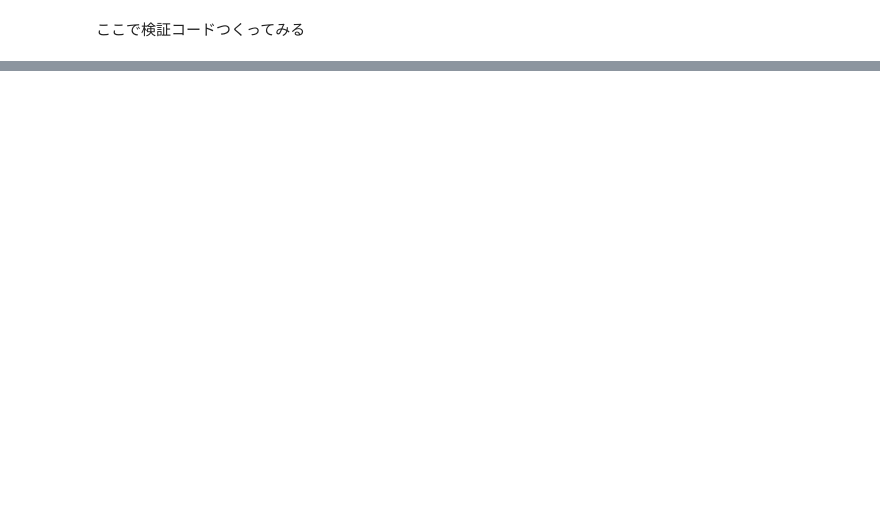
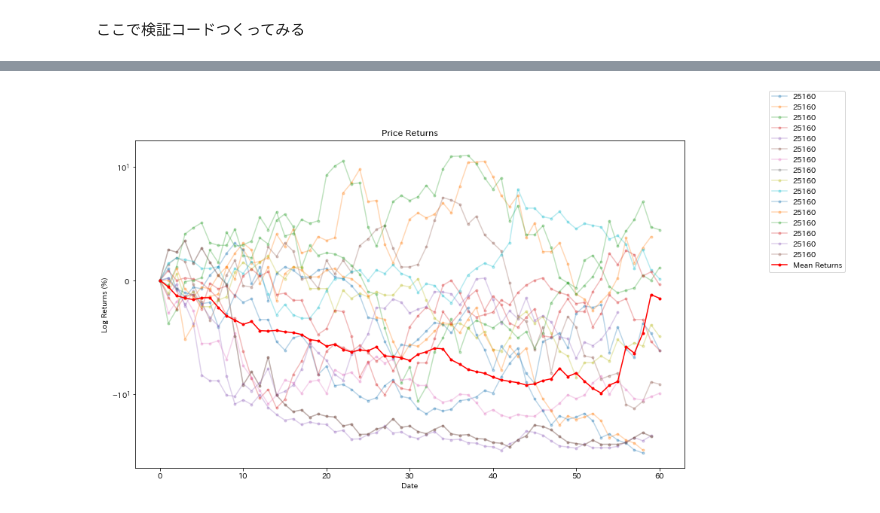
Before and after one commit to ryota1215/stock_tools, a Jupyter notebook: notebook/ipo_inspection.ipynb, the cells around one changed output, grey strips where cells are left out. Saved outputs shown, nothing was run; the diff lists cells and outputs as text; code cells hidden in the pictures; blank space fills up the shorter version.

```diff
--- a/notebook/ipo_inspection.ipynb
+++ b/notebook/ipo_inspection.ipynb
@@ -242,0 +657,6 @@ np.mean(np.mean(mothers_oc_change_downflag_list,axis=0))
+# %%
+# is_plot_mean (log表示)
+df_list = [dict_target_change_ipo[code][0] for code in dict_target_change_ipo.keys()]
+vi.multiplot_matplotlib(df_list, day_period=60, is_plot_mean=True, is_plot_mean_alpha=0.3, log_y=True, log_y_base=10, log_y_linthresh=10.0)  # 複数のチャートを表示する
+# %% [output]
+[figure, added]
```
Also changed, not shown: parts of 49 cells of this notebook, 1 other file.
